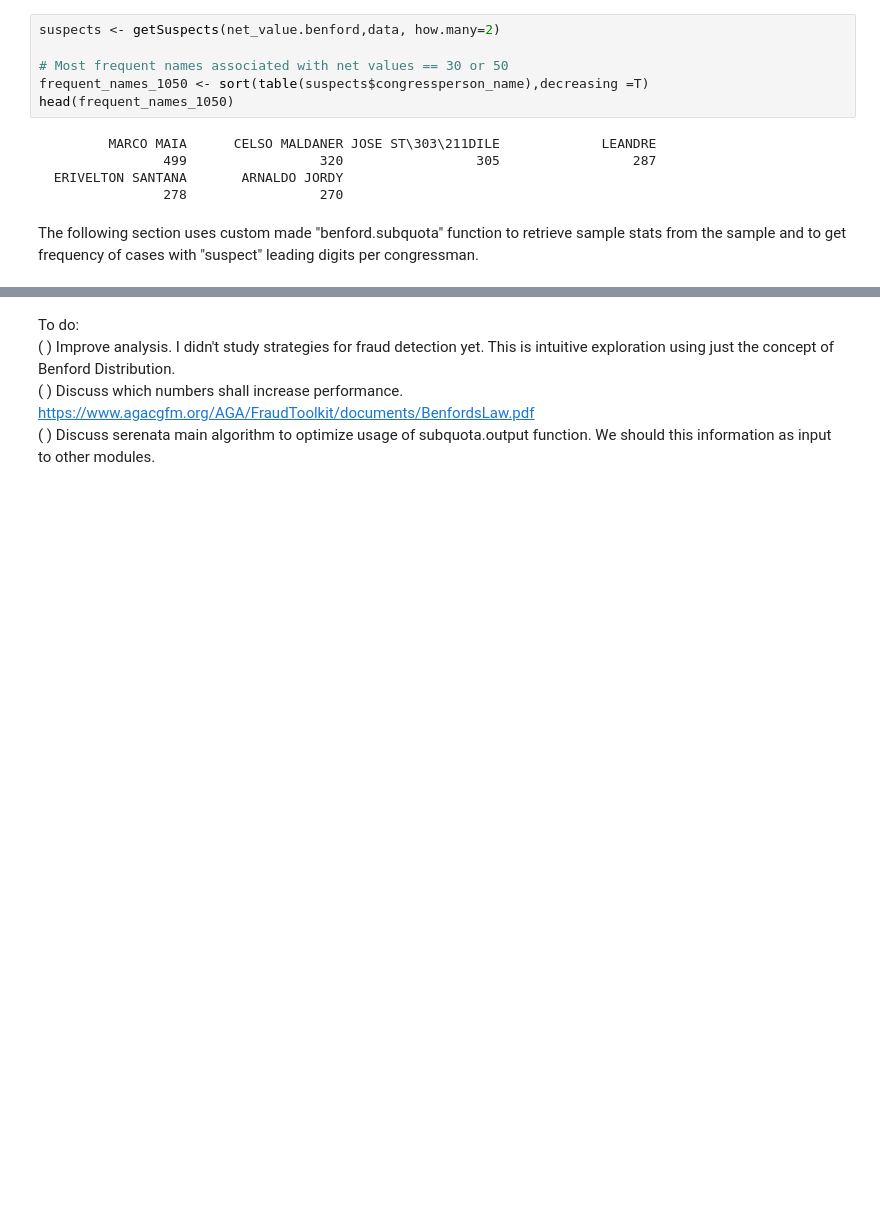
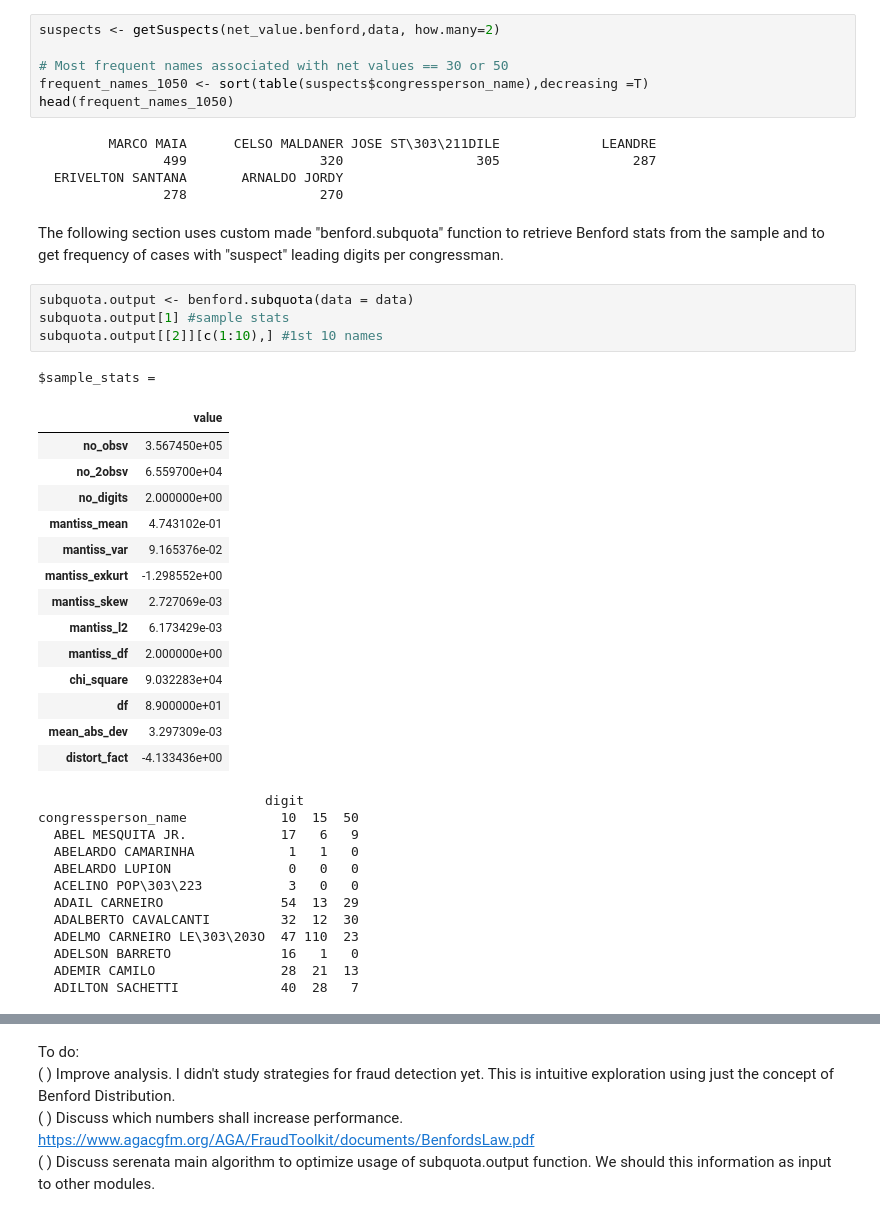
Before and after one commit to okfn-brasil/serenata-de-amor, a Jupyter notebook: develop/2016-09-19-im-benford-analysis.ipynb, the cells around one changed output, grey strips where cells are left out. Saved outputs shown, nothing was run; the diff lists cells and outputs as text; blank space fills up the shorter version.

```diff
--- a/develop/2016-09-19-im-benford-analysis.ipynb
+++ b/develop/2016-09-19-im-benford-analysis.ipynb
@@ -79,4 +79,36 @@ head(frequent_names_1050)
   ERIVELTON SANTANA       ARNALDO JORDY
                 278                 270
 # %% [markdown]
-The following section uses custom made "benford.subquota" function to retrieve sample stats from the sample and to get frequency of cases with "suspect" leading digits per congressman.
+The following section uses custom made "benford.subquota" function to retrieve Benford stats from the sample and to get frequency of cases with "suspect" leading digits per congressman.
+# %%
+subquota.output <- benford.subquota(data = data)
+subquota.output[1] #sample stats
+subquota.output[[2]][c(1:10),] #1st 10 names
+# %% [output]
+$sample_stats =
+|  | value |
+| no_obsv | 3.567450e+05 |
+| no_2obsv | 6.559700e+04 |
+| no_digits | 2.000000e+00 |
+| mantiss_mean | 4.743102e-01 |
+| mantiss_var | 9.165376e-02 |
+| mantiss_exkurt | -1.298552e+00 |
+| mantiss_skew | 2.727069e-03 |
+| mantiss_l2 | 6.173429e-03 |
+| mantiss_df | 2.000000e+00 |
+| chi_square | 9.032283e+04 |
+| df | 8.900000e+01 |
+| mean_abs_dev | 3.297309e-03 |
+| distort_fact | -4.133436e+00 |
+                             digit
+congressperson_name            10  15  50
+  ABEL MESQUITA JR.            17   6   9
+  ABELARDO CAMARINHA            1   1   0
+  ABELARDO LUPION               0   0   0
+  ACELINO POP\303\223           3   0   0
+  ADAIL CARNEIRO               54  13  29
+  ADALBERTO CAVALCANTI         32  12  30
+  ADELMO CARNEIRO LE\303\203O  47 110  23
+  ADELSON BARRETO              16   1   0
+  ADEMIR CAMILO                28  21  13
+  ADILTON SACHETTI             40  28   7
```
Also changed, not shown: parts of 5 cells of this notebook, 1 other file.
